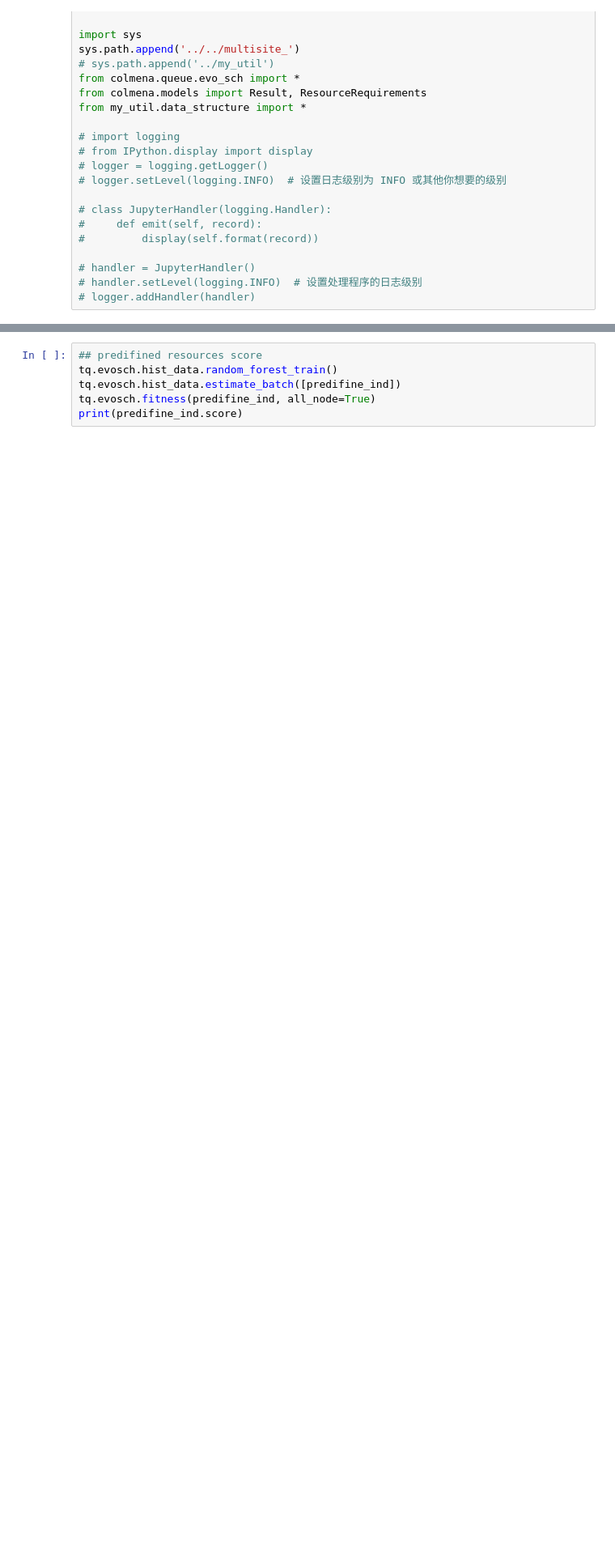
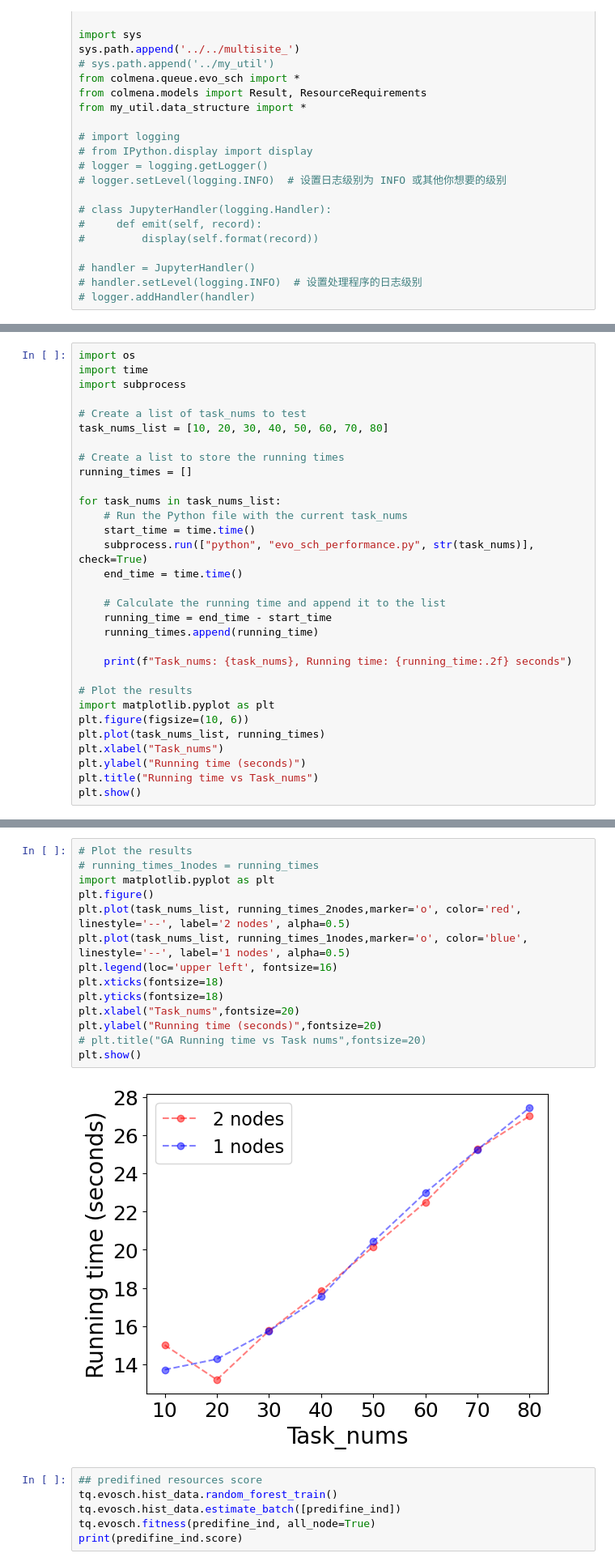
Before and after one commit to helix-xx/multisite_, a Jupyter notebook: my_test/evo_sch_performance.ipynb, the cells around one changed output, grey strips where cells are left out. Shown at 81% size. Saved outputs shown, nothing was run; the diff lists cells and outputs as text; blank space fills up the shorter version.

Commit message:
mid report figure

```diff
--- a/my_test/evo_sch_performance.ipynb
+++ b/my_test/evo_sch_performance.ipynb
@@ -122,0 +128,31 @@ After cleaning memory usage: 269.65 MB
+# %%
+import os
+import time
+import subprocess
+
+# Create a list of task_nums to test
+task_nums_list = [10, 20, 30, 40, 50, 60, 70, 80]
+
+# Create a list to store the running times
+running_times = []
+
+for task_nums in task_nums_list:
+    # Run the Python file with the current task_nums
+    start_time = time.time()
+    subprocess.run(["python", "evo_sch_performance.py", str(task_nums)], check=True)
+    end_time = time.time()
+
+    # Calculate the running time and append it to the list
+    running_time = end_time - start_time
+    running_times.append(running_time)
+
+    print(f"Task_nums: {task_nums}, Running time: {running_time:.2f} seconds")
+
+# Plot the results
+import matplotlib.pyplot as plt
+plt.figure(figsize=(10, 6))
+plt.plot(task_nums_list, running_times)
+plt.xlabel("Task_nums")
+plt.ylabel("Running time (seconds)")
+plt.title("Running time vs Task_nums")
+plt.show()
@@ -123,3 +245,19 @@ After cleaning memory usage: 269.65 MB
+# %%
+# Plot the results
+# running_times_1nodes = running_times
+import matplotlib.pyplot as plt
+plt.figure()
+plt.plot(task_nums_list, running_times_2nodes,marker='o', color='red', linestyle='--', label='2 nodes', alpha=0.5)
+plt.plot(task_nums_list, running_times_1nodes,marker='o', color='blue', linestyle='--', label='1 nodes', alpha=0.5)
+plt.legend(loc='upper left', fontsize=16)
+plt.xticks(fontsize=18)
+plt.yticks(fontsize=18)
+plt.xlabel("Task_nums",fontsize=20)
+plt.ylabel("Running time (seconds)",fontsize=20)
+# plt.title("GA Running time vs Task nums",fontsize=20)
+plt.show()
+# %% [output]
+[figure, added]
 # %%
 ## predifined resources score
 tq.evosch.hist_data.random_forest_train()
```
Also changed, not shown: parts of 3 cells of this notebook.
